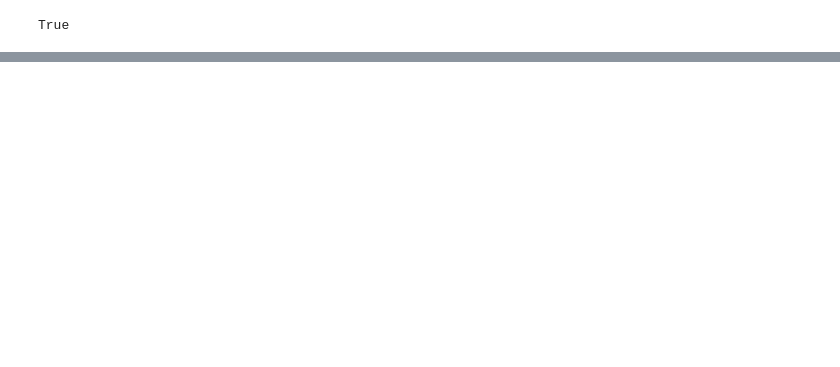
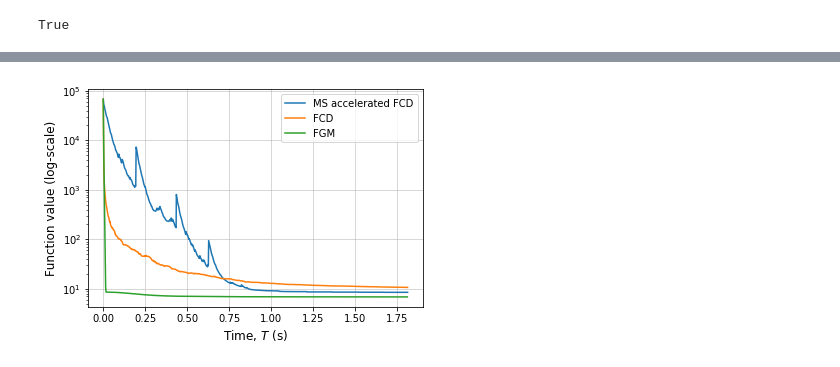
Before and after one commit to evorontsova/Oracle-Complexity-Separation-1, a Jupyter notebook: log-density-estimation/ms fcd.ipynb, the cells around one changed output, grey strips where cells are left out. Cells and saved outputs as stored; diff of their text form; code cells hidden in the pictures; blank space fills up the shorter version.

```diff
--- a/log-density-estimation/ms fcd.ipynb
+++ b/log-density-estimation/ms fcd.ipynb
@@ -274,0 +457,10 @@ with open("data/losses.data", "rb") as file:
+# %%
+time_max = min(
+    ms_times[-1] - ms_times[0],
+    times[-1] - times[0],
+    fgm_times[-1] - fgm_times[0]
+)
+# %%
+ms_times_max_idx = np.searchsorted(np.array(ms_times) - ms_times[0], time_max, side="right")
+times_max_idx = np.searchsorted(np.array(times) - times[0], time_max, side="right")
+fgm_times_max_idx = np.searchsorted(np.array(fgm_times) - fgm_times[0], time_max, side="right")
@@ -274,0 +471,14 @@ with open("data/losses.data", "rb") as file:
+# %%
+plt.semilogy((np.array(ms_times) - ms_times[0])[:ms_times_max_idx], (funcs_ms_times)[:ms_times_max_idx],
+             label="MS accelerated FCD")
+plt.semilogy((np.array(times) - times[0])[:times_max_idx], (funcs_times)[:times_max_idx], label="FCD")
+plt.semilogy((np.array(fgm_times) - fgm_times[0])[:fgm_times_max_idx], (funcs_fgm_times)[:fgm_times_max_idx], label="FGM")
+
+plt.grid(linewidth=0.5)
+
+plt.xlabel(r"Time, $T$ (s)", fontsize=12)
+plt.ylabel(r"Function value (log-scale)", fontsize=12)
+plt.legend()
+plt.show()
+# %% [output]
+[figure, added]
```
Also changed, not shown: parts of 31 cells of this notebook.
